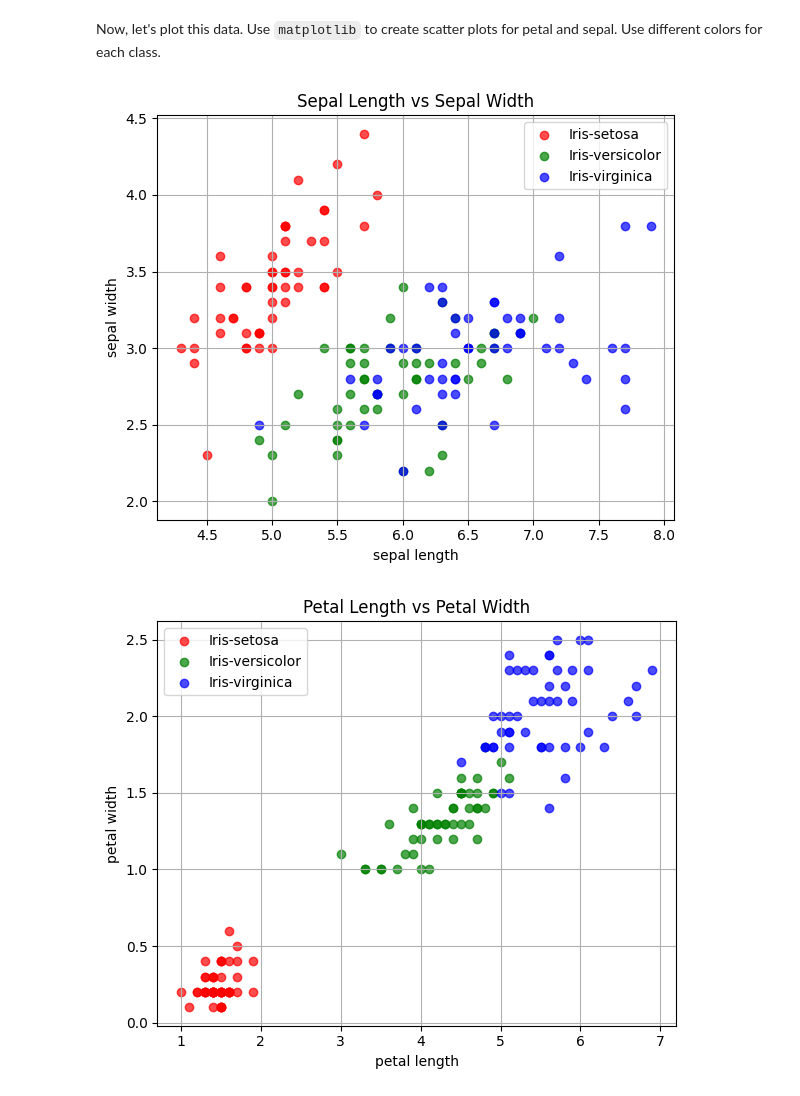
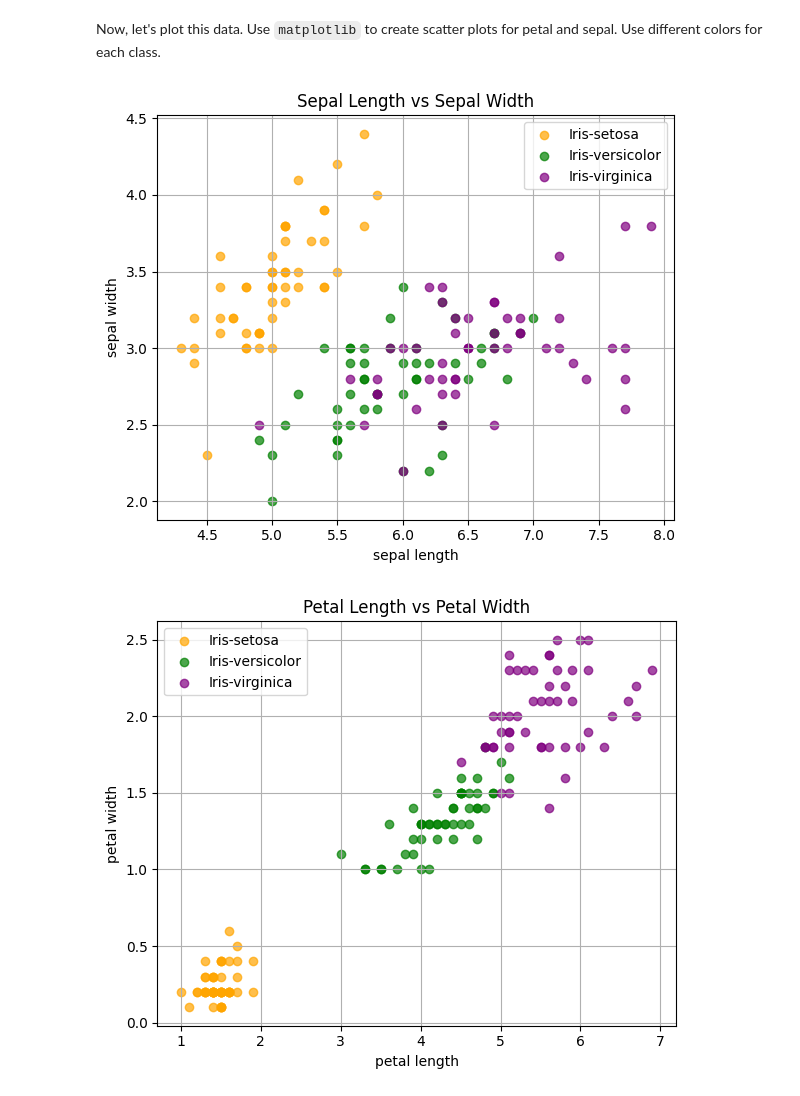
Before and after one commit to aimenobaid/assignment, a Jupyter notebook: exercises/1_iris/iris.ipynb, the cells around one changed output. Drawn from its saved outputs; the diff is of its cells as text; code cells hidden in the pictures.

```diff
--- a/exercises/1_iris/iris.ipynb
+++ b/exercises/1_iris/iris.ipynb
@@ -33,13 +33,12 @@ Create a map that returns the attribute name given the attribute index.
 - 2 -> petal length
 - 3 -> petal width
 # %%
-# Map each attribute index to its descriptive name
+# map each attribute index to its name
 attribute_map = {
     0: "sepal length",
     1: "sepal width",
     2: "petal length",
-    3: "petal width"
-}
+    3: "petal width"}
 # %% [markdown]
 ## Data analysis
 # %% [markdown]
@@ -90,40 +89,40 @@ Now, let's plot this data. Use `matplotlib` to create scatter plots for petal an
 # %%
 import matplotlib.pyplot as plt
 
-# Assign a color to each class
+# assigning color to each class
 class_colors = {
-    'Iris-setosa': 'red',
+    'Iris-setosa': 'orange',
     'Iris-versicolor': 'green',
-    'Iris-virginica': 'blue'
+    'Iris-virginica': 'purple'
 }
 
-# Plot Sepal Length vs Sepal Width
+# plot Sepal Length vs Sepal Width
 plt.figure(figsize=(6, 5))
 for class_label in np.unique(y):
     X_class = X[y == class_label]
     plt.scatter(X_class[:, 0], X_class[:, 1],
                 label=class_label, color=class_colors[class_label], alpha=0.7)
 plt.xlabel(attribute_map[0])
 plt.ylabel(attribute_map[1])
 plt.title('Sepal Length vs Sepal Width')
 plt.legend()
 plt.grid(True)
 plt.tight_layout()
 plt.show()
 
-# Plot Petal Length vs Petal Width
+# plot Petal Length vs Petal Width
 plt.figure(figsize=(6, 5))
 for class_label in np.unique(y):
     X_class = X[y == class_label]
     plt.scatter(X_class[:, 2], X_class[:, 3],
                 label=class_label, color=class_colors[class_label], alpha=0.7)
 plt.xlabel(attribute_map[2])
 plt.ylabel(attribute_map[3])
 plt.title('Petal Length vs Petal Width')
 plt.legend()
 plt.grid(True)
 plt.tight_layout()
 plt.show()
 # %% [output]
-[figure, old version]
+[figure, new version]
-[figure, old version]
+[figure, new version]
```
Also changed, not shown: parts of 3 cells of this notebook, 6 other files.
